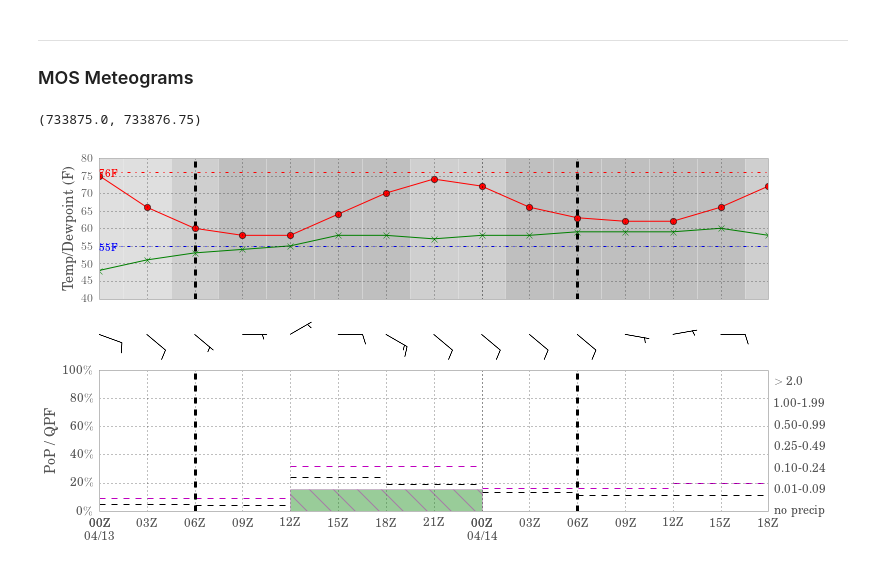
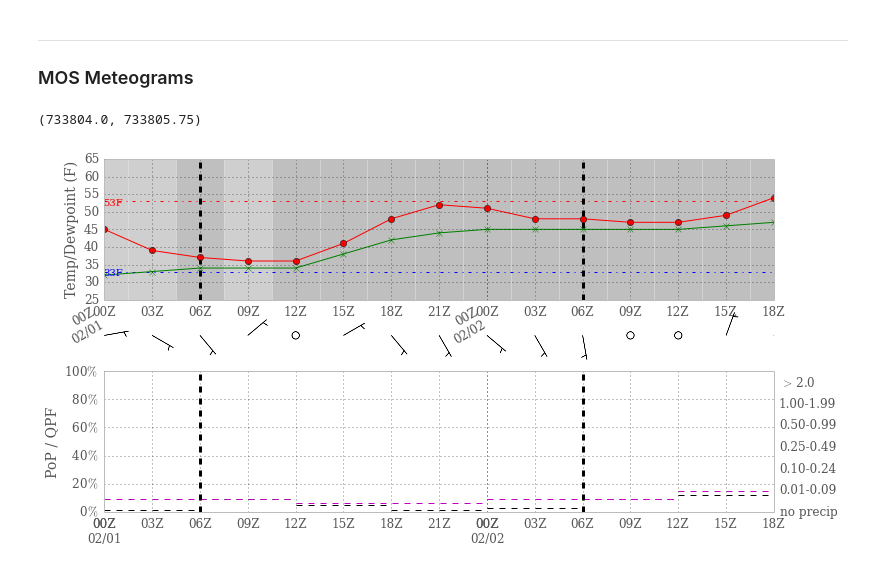
Before and after one commit to darothen/wxc, a Jupyter notebook: mosobs/mos_timeseries.ipynb, the cells around one changed output. Drawn from its saved outputs; the diff is of its cells as text; code cells hidden in the pictures.

```diff
--- a/mosobs/mos_timeseries.ipynb
+++ b/mosobs/mos_timeseries.ipynb
@@ -90,7 +90,7 @@ def concatenate_MOS(station, forecast_date, gfs=True, nam=True):
     return mos_panel, all_mos
 # %%
 STATION = "KAUS"
-forecast_date = datetime.datetime.strptime("2010-07-21", "%Y-%m-%d")
+forecast_date = datetime.datetime.strptime("2010-02-01", "%Y-%m-%d")
 model_date = forecast_date - datetime.timedelta(days=1)
 fcst_begin = forecast_date
 fcst_end = fcst_begin + datetime.timedelta(days=1, hours=18)
@@ -189,7 +189,7 @@ cloudy = {
 qpfs = ["no precip", "0.01-0.09", "0.10-0.24", "0.25-0.49",
         "0.50-0.99", "1.00-1.99", "$>$ 2.0"]
 
-key = "GFS18Z"
+key = "GFS06Z"
 
 rc('axes', facecolor='none')
 #fig, [ax_top, ax_bot] = subplots(3, 1, figsize=(12, 5), sharex=True)
@@ -289,35 +289,35 @@ ax_bot.yaxis.set_major_formatter(to_pct)
 ## Clean up
 ## Fix ylims - all
 ax_top.set_ylim(ylo, yhi)
 ax_bot.set_ylim(0, 100.)
 ax_qpf.set_ylim(0, 6.5)
 
 # Convert tick format on bottom axis
 ax_bot.xaxis.set_major_locator(mdates.DayLocator(interval=1))
 ax_bot.xaxis.set_major_formatter(mdates.DateFormatter("%HZ\n%m/%d"))
 ax_bot.xaxis.set_minor_locator(mdates.HourLocator(interval=3))
 ax_bot.xaxis.set_minor_formatter(mdates.DateFormatter("%HZ"))
 
 # Remove redundant tick labels
 setp(ax_top.get_xticklabels(), visible=False)
 setp(ax_top.get_xticklabels('minor'), visible=False)
 setp(ax_mid.get_xticklabels(), visible=False)
 setp(ax_mid.get_xticklabels('minor'), visible=False)
 
 # Day 1 bounds
 ax_top.vlines(fcst_bracket, ylo, yhi,
               linestyle='dashed', linewidth=3)
 ax_bot.vlines(fcst_bracket, 0, 100,
               linestyle='dashed', linewidth=3)
 
 # Re-label QPF
 ax_qpf.set_yticklabels(qpfs)
 
 # Adjust x limits
 ax_bot.set_xlim(fcst_begin, fcst_end)
 # %% [output]
-(733875.0, 733876.75)
+(733804.0, 733805.75)
-[figure, old version]
+[figure, new version]
 # %%
 print d
 # %% [output]
```
Also changed, not shown: parts of 1 cell of this notebook, 1 other file.
